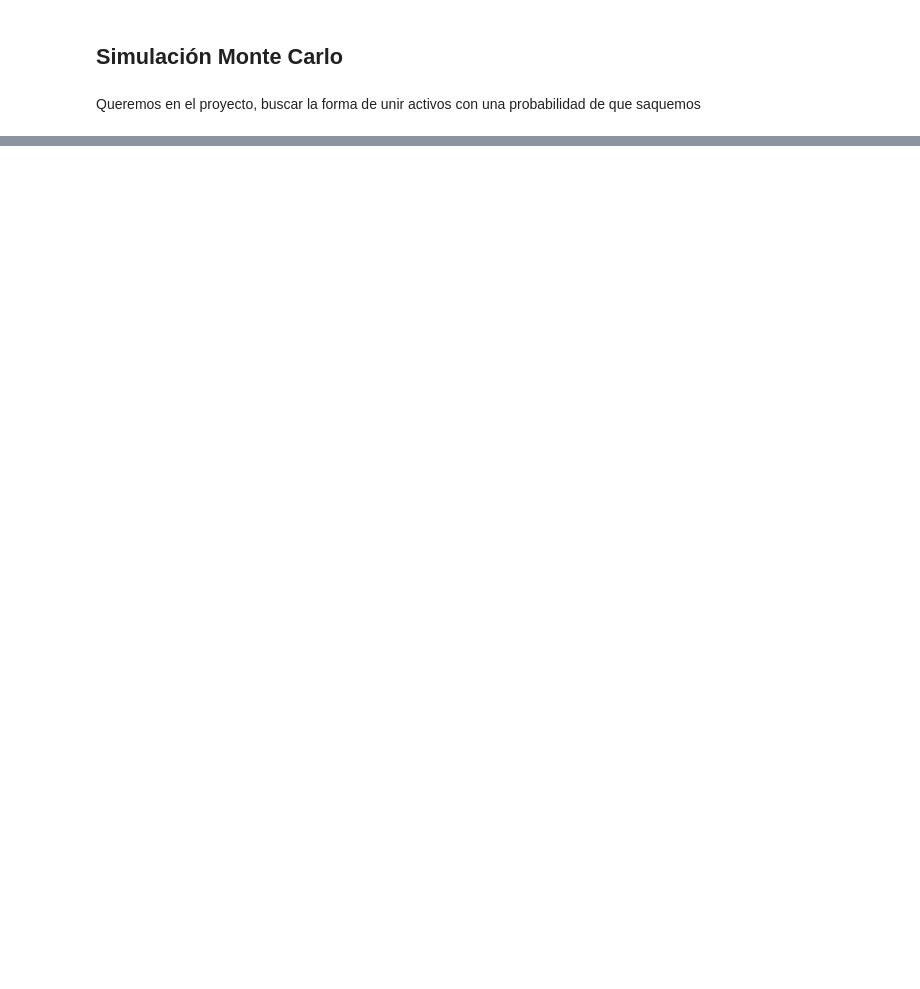
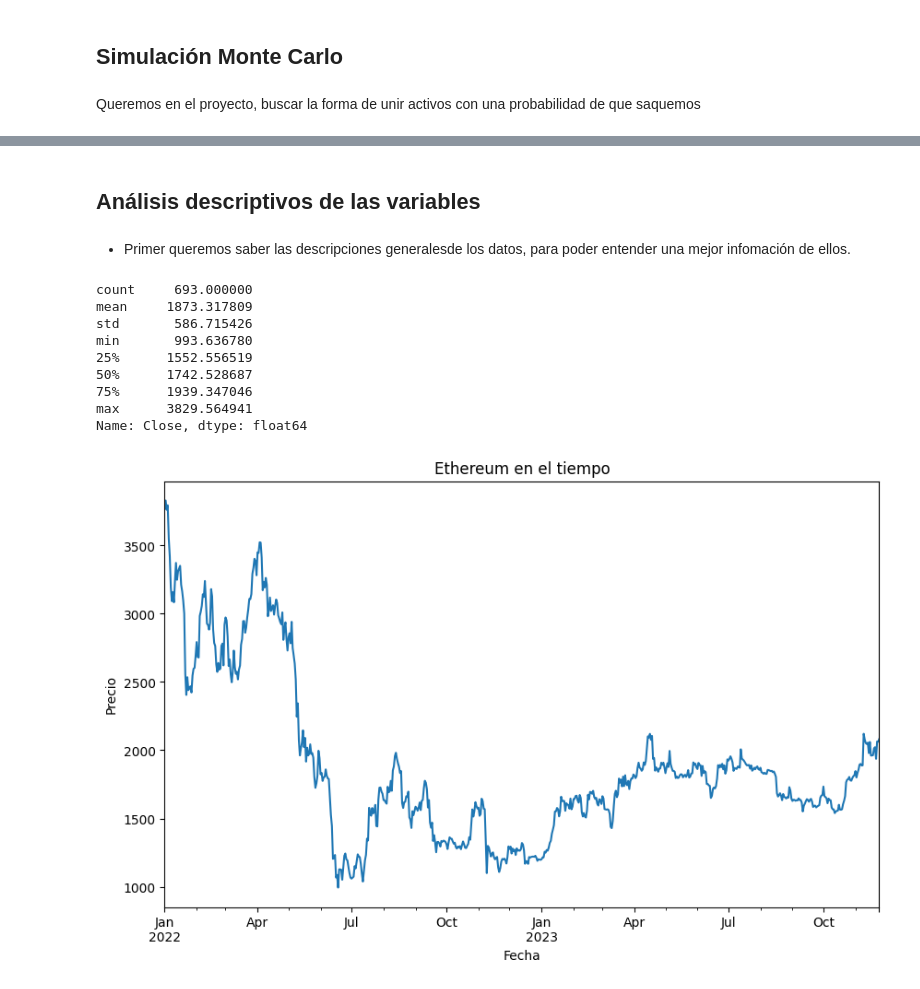
Before and after one commit to davidsmoreno/Analytics, a Jupyter notebook: Modelaje y Mejora De Procesos/Modulo Simulacion/Proyecto/Proyecto_Simulacion_MonteCarlo.ipynb, the cells around one changed output, grey strips where cells are left out. Cells and saved outputs as stored; diff of their text form; code cells hidden in the pictures; blank space fills up the shorter version.

```diff
--- a/Modelaje y Mejora De Procesos/Modulo Simulacion/Proyecto/Proyecto_Simulacion_MonteCarlo.ipynb
+++ b/Modelaje y Mejora De Procesos/Modulo Simulacion/Proyecto/Proyecto_Simulacion_MonteCarlo.ipynb
@@ -209,0 +12,22 @@ plt.show()
+# %%
+import yfinance as yf
+from datetime import datetime
+import pandas as pd
+
+goog = yf.Ticker('ETH-USD')
+data = goog.history(start="2022-01-01", end="2023-11-25", interval="1d")
+#Nos tremos las acciones en un año.
+
+#We have a dataset called data
+
+# #Elijamos las fechas que queremos analizar
+# start=datetime(2019,1,1)
+# end=datetime(2020,1,1)
+
+
+# data_fechas=pd.DataFrame(data(start = start, end = end))
+
+data.index = pd.to_datetime(data.index)
+
+data=pd.DataFrame(data)
+data
@@ -209,0 +49,27 @@ plt.show()
+# %%
+precio_activo=data['Close']
+volumen_activo=data['Volume']
+# %% [markdown]
+## Análisis descriptivos de las variables
+# %% [markdown]
+- Primer queremos saber las descripciones generalesde los datos, para poder entender una mejor infomación de ellos.
+# %%
+print(precio_activo.describe())
+
+#Grafica activo en el tiempo
+precio_activo.plot(figsize=(10,6));
+plt.ylabel("Precio")
+plt.xlabel("Fecha")
+plt.title("Ethereum en el tiempo")
+plt.show()
+# %% [output]
+count     693.000000
+mean     1873.317809
+std       586.715426
+min       993.636780
+25%      1552.556519
+50%      1742.528687
+75%      1939.347046
+max      3829.564941
+Name: Close, dtype: float64
+[figure, added]
```
Also changed, not shown: parts of 48 cells of this notebook, 6 other files.
